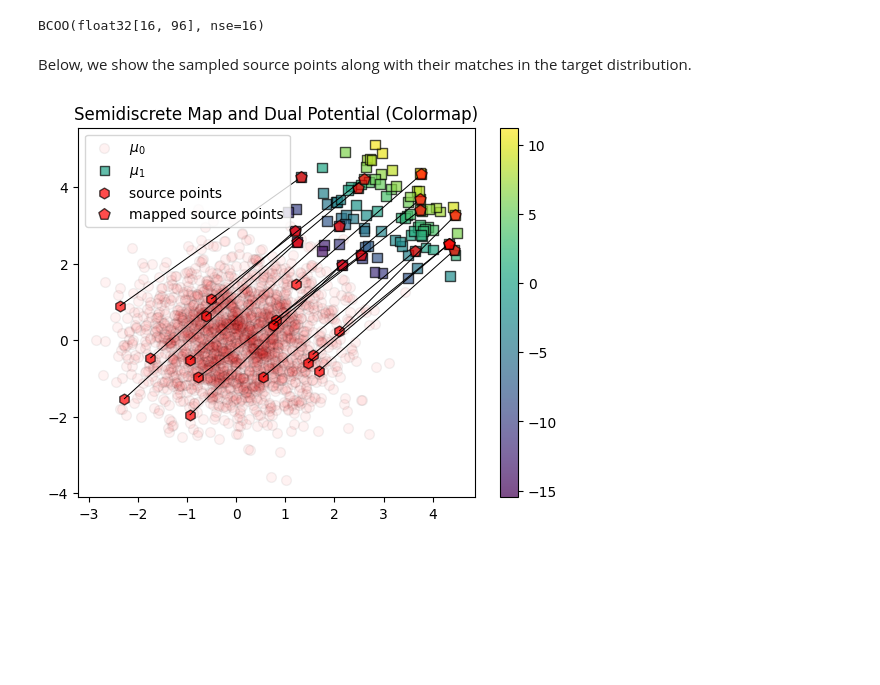
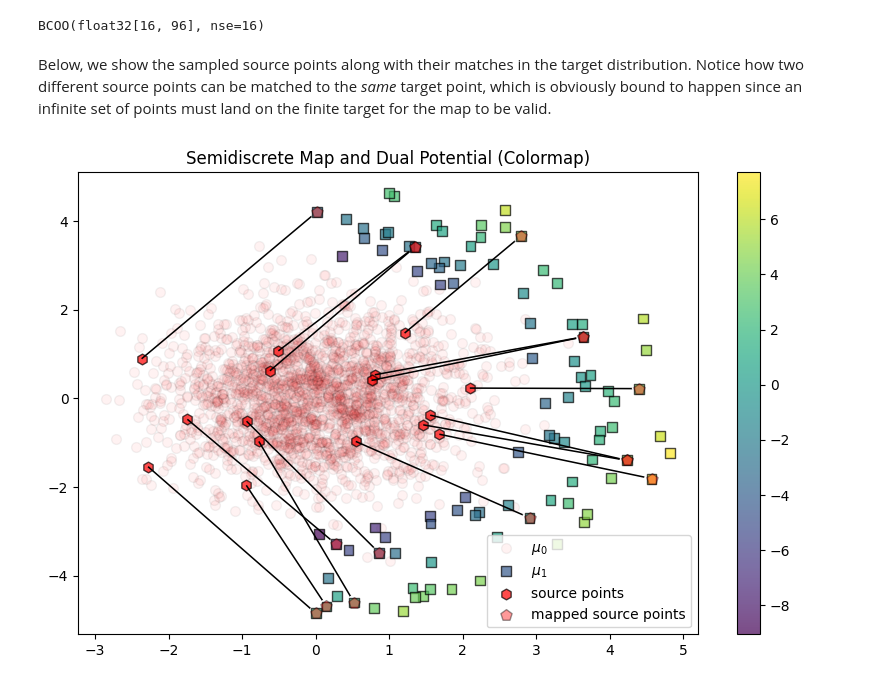
Before and after one commit to amanjitsk/ott, a Jupyter notebook: docs/tutorials/linear/950_semidiscrete.ipynb, the cells around one changed output. Cells and saved outputs as stored; diff of their text form; code cells hidden in the pictures; blank space fills up the shorter version.

```diff
--- a/docs/tutorials/linear/950_semidiscrete.ipynb
+++ b/docs/tutorials/linear/950_semidiscrete.ipynb
@@ -32,8 +35,13 @@ In this tutorial, we use {func}`jax.random.normal` as our source distribution an
 rng = jr.key(0)
 rng_data, rng_solve, rng_sample_geom, rng_sample_out = jr.split(rng, 4)
 
+# Plot target points in (roughly) half circle
 m, d = 96, 2
-y = jr.normal(rng_data, (m, d)) * 0.75 + 3.1
+rng1, rng2 = jr.split(rng_data)
+y = jr.normal(rng1, (m, d))
+y /= jnp.linalg.norm(y, axis=-1, keepdims=True)  # sphere
+y *= 2 * jr.uniform(rng2, (m,))[:, None] + 3
+y = y.at[:, 0].set(jnp.abs(y[:, 0]))
 
 geom = sdpc.SemidiscretePointCloud(
     sampler=jr.normal,
@@ -81,9 +88,9 @@ def solve_semidiscrete(
 ) -> semidiscrete.SemidiscreteOutput:
     prob = sdlp.SemidiscreteLinearProblem(geom)
     solver = semidiscrete.SemidiscreteSolver(
-        num_iterations=30_000,
+        num_iterations=40_000,
         batch_size=128,
-        optimizer=optax.sgd(learning_rate=0.1),
+        optimizer=optax.sgd(learning_rate=0.02),
         error_eval_every=error_eval_every,
         callback=print_callback,
     )
@@ -127,38 +136,39 @@ y_new = sampled_geom.y
 matched_y = y[col_ixs]
 delta = matched_y - x_new
 # %% [markdown]
-Below, we show the sampled source points along with their matches in the target distribution.
+Below, we show the sampled source points along with their matches in the target distribution. Notice how two different source points can be matched to the *same* target point, which is obviously bound to happen since an infinite set of points must land on the finite target for the map to be valid.
 # %%
-fig, ax = plt.subplots()
+fig, ax = plt.subplots(figsize=(10, 6))
 # A few changes to plot defaults
 dict_kw["x"].update({"alpha": 0.05})  # let source points fade
 dict_kw["y"].pop("color", None)  # remove original color
 dict_kw["y"].update({"c": out.g})  # plot dual variables on top
+dict_kw["txnew"].update({"alpha": 0.4})  # transparency to show overloap with y
 
 ax.scatter(x[:, 0], x[:, 1], **dict_kw["x"])
 bar = ax.scatter(y[:, 0], y[:, 1], **dict_kw["y"])
 
 ax.scatter(x_new[:, 0], x_new[:, 1], **dict_kw["xnew"], label="source points")
 ax.scatter(
     matched_y[:, 0],
     matched_y[:, 1],
     **dict_kw["txnew"],
     label="mapped source points",
 )
 
 ax.quiver(
     x_new[:, 0],
     x_new[:, 1],
     delta[:, 0],
     delta[:, 1],
     scale_units="xy",
     angles="xy",
     scale=1.0,
     width=0.0025,
     headwidth=0,
 )
 fig.colorbar(bar)
 plt.title("Semidiscrete Map and Dual Potential (Colormap)")
-_ = ax.legend()
+_ = ax.legend(loc="best")
 # %% [output]
-[figure, old version]
+[figure, new version]
```
Also changed, not shown: parts of 6 cells of this notebook.
